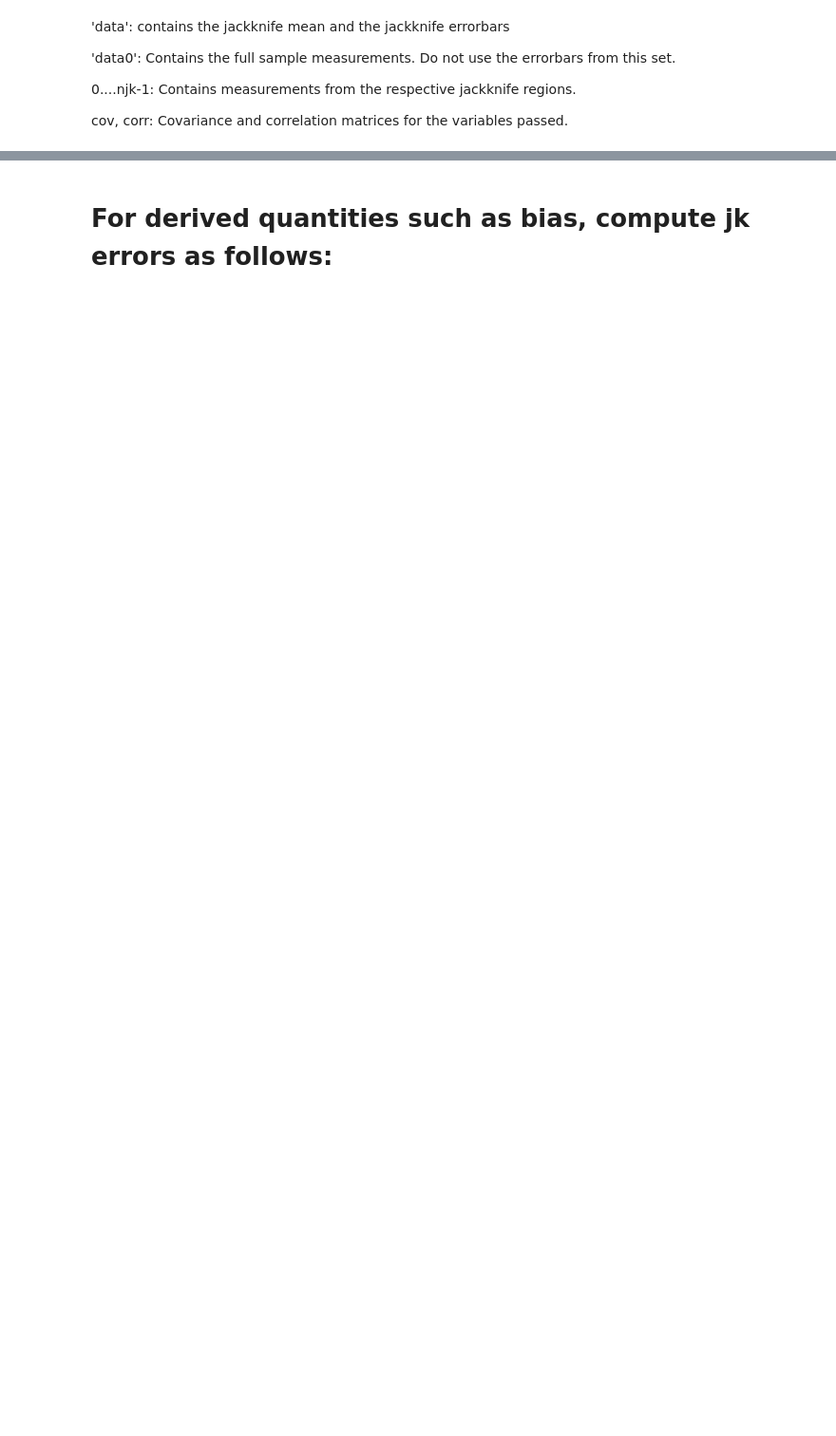
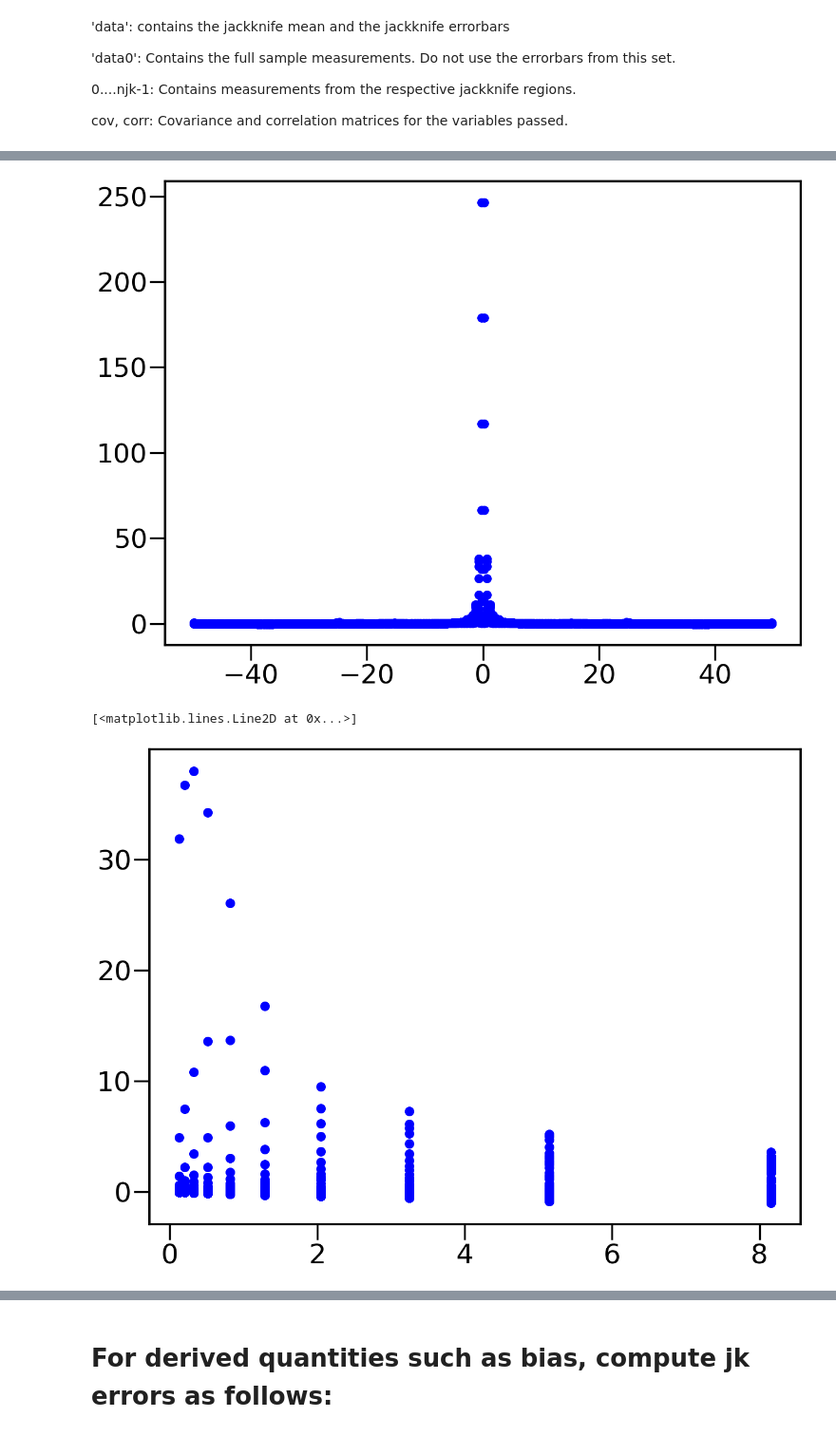
Before and after one commit to sukhdeep2/corr_pc, a Jupyter notebook: Process PC data.ipynb, the cells around one changed output, grey strips where cells are left out. Shown at 95% size. Drawn from its saved outputs; the diff is of its cells as text; code cells hidden in the pictures; blank space fills up the shorter version.

```diff
--- a/Process PC data.ipynb
+++ b/Process PC data.ipynb
@@ -278,0 +273,2 @@ SD2jk['data0']['wt_npairs']/1.e12/RR2jk['data0']['wt_npairs']
+# %%
+x_pi=np.absolute(SD2jk['data']['pi'])<20 #new pi cut
@@ -278,0 +298,17 @@ SD2jk['data0']['wt_npairs']/1.e12/RR2jk['data0']['wt_npairs']
+# %%
+wgg2=SD2jk['data0']['wt_npairs']/1.e12/RR2jk['data0']['wt_npairs']-1
+wgg_pic=wgg2[x_pi]
+wgg2.reshape(10,200).sum(axis=1)
+wgg_pic.reshape(10,80).sum(axis=1)
+
+plot(SD2jk['data0']['pi'],wgg2,'bo')
+# yscale('log')
+
+SD2jk['data0']['wt_npairs']/1.e12/RR2jk['data0']['wt_npairs']
+show()
+plot(SD2jk['data0']['rp'],SD2jk['data0']['rp']*wgg2,'bo')
+# yscale('log')
+# %% [output]
+[figure, added]
+[<matplotlib.lines.Line2D at 0x...>]
+[figure, added]
```
Also changed, not shown: parts of 14 cells of this notebook, 13 other files.
